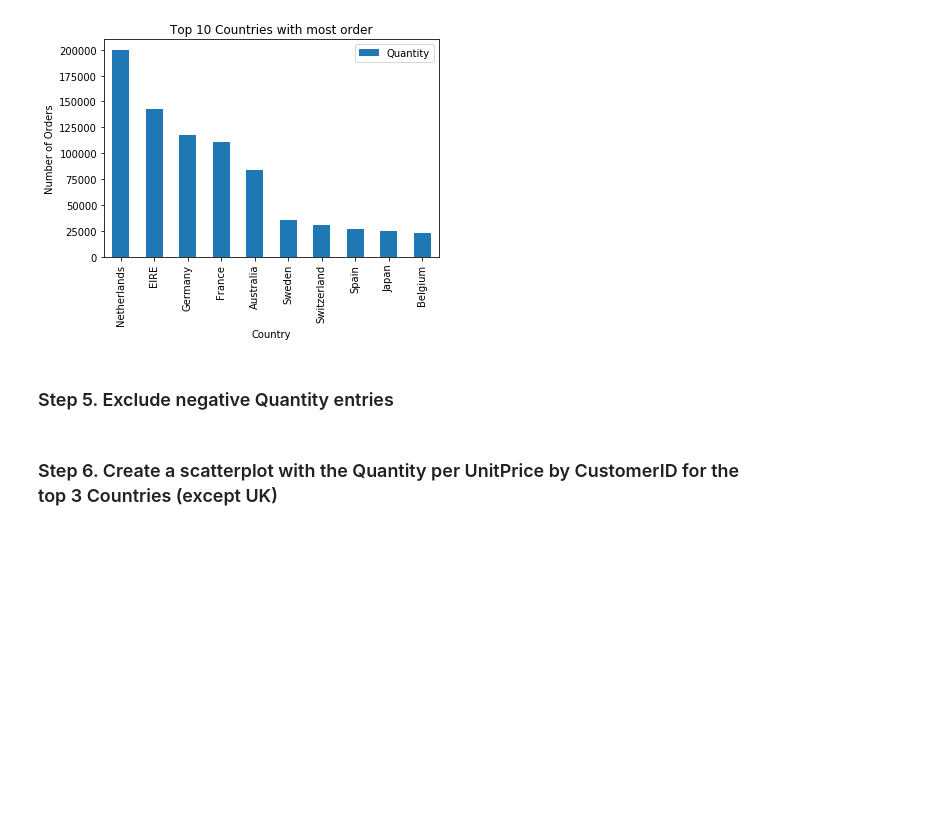
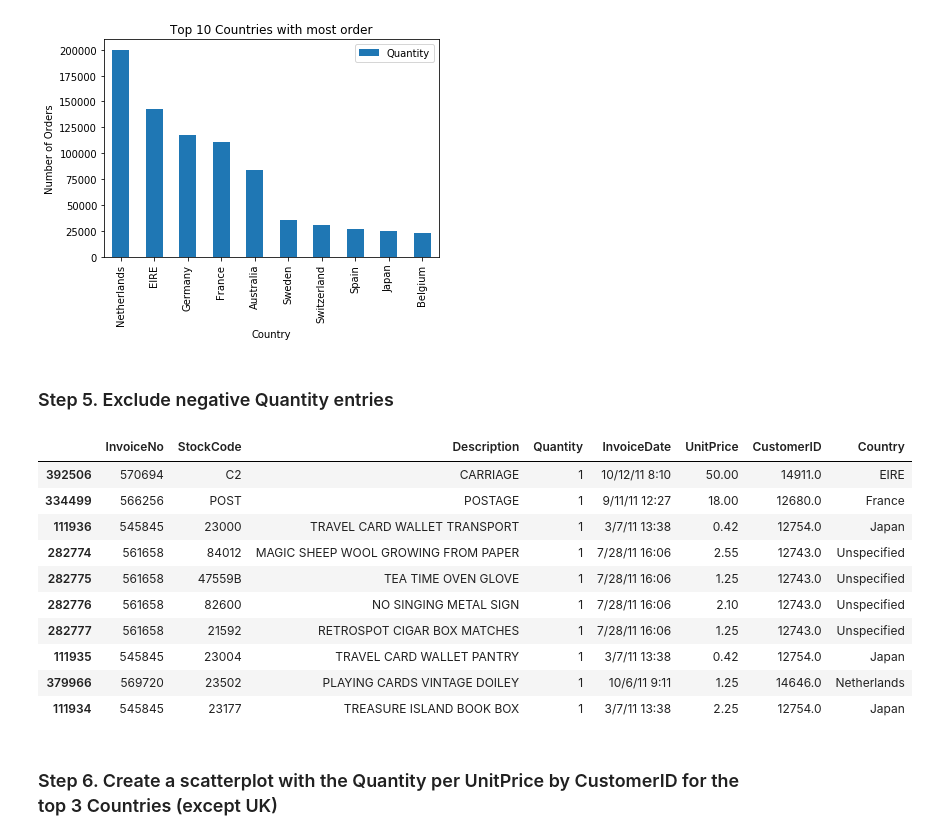
Before and after one commit to osbertc/pandas_exercises, a Jupyter notebook: 07_Visualization/Online_Retail/Osbert_with_answer_20201203.ipynb, the cells around one changed output. Saved outputs shown, nothing was run; the diff lists cells and outputs as text; code cells hidden in the pictures; blank space fills up the shorter version.

```diff
--- a/07_Visualization/Online_Retail/Osbert_with_answer_20201203.ipynb
+++ b/07_Visualization/Online_Retail/Osbert_with_answer_20201203.ipynb
@@ -48,5 +48,20 @@ Text(0.5, 1.0, 'Top 10 Countries with most order')
 [figure]
 # %% [markdown]
 ### Step 5.  Exclude negative Quantity entries
+# %%
+is_positive_no_uk = online_rt.drop(online_rt[(online_rt['Quantity'] < 0) | (online_rt['Country']=='United Kingdom')].index)
+is_positive_no_uk.sort_values(by='Quantity', ascending = True).head(10)
+# %% [output]
+|  | InvoiceNo | StockCode | Description | Quantity | InvoiceDate | UnitPrice | CustomerID | Country |
+| 392506 | 570694 | C2 | CARRIAGE | 1 | 10/12/11 8:10 | 50.00 | 14911.0 | EIRE |
+| 334499 | 566256 | POST | POSTAGE | 1 | 9/11/11 12:27 | 18.00 | 12680.0 | France |
+| 111936 | 545845 | 23000 | TRAVEL CARD WALLET TRANSPORT | 1 | 3/7/11 13:38 | 0.42 | 12754.0 | Japan |
+| 282774 | 561658 | 84012 | MAGIC SHEEP WOOL GROWING FROM PAPER | 1 | 7/28/11 16:06 | 2.55 | 12743.0 | Unspecified |
+| 282775 | 561658 | 47559B | TEA TIME OVEN GLOVE | 1 | 7/28/11 16:06 | 1.25 | 12743.0 | Unspecified |
+| 282776 | 561658 | 82600 | NO SINGING METAL SIGN | 1 | 7/28/11 16:06 | 2.10 | 12743.0 | Unspecified |
+| 282777 | 561658 | 21592 | RETROSPOT CIGAR BOX MATCHES | 1 | 7/28/11 16:06 | 1.25 | 12743.0 | Unspecified |
+| 111935 | 545845 | 23004 | TRAVEL CARD WALLET PANTRY | 1 | 3/7/11 13:38 | 0.42 | 12754.0 | Japan |
+| 379966 | 569720 | 23502 | PLAYING CARDS VINTAGE DOILEY | 1 | 10/6/11 9:11 | 1.25 | 14646.0 | Netherlands |
+| 111934 | 545845 | 23177 | TREASURE ISLAND BOOK BOX | 1 | 3/7/11 13:38 | 2.25 | 12754.0 | Japan |
 # %% [markdown]
 ### Step 6. Create a scatterplot with the Quantity per UnitPrice by CustomerID for the top 3 Countries (except UK)
```
Also changed, not shown: parts of 1 cell of this notebook.
